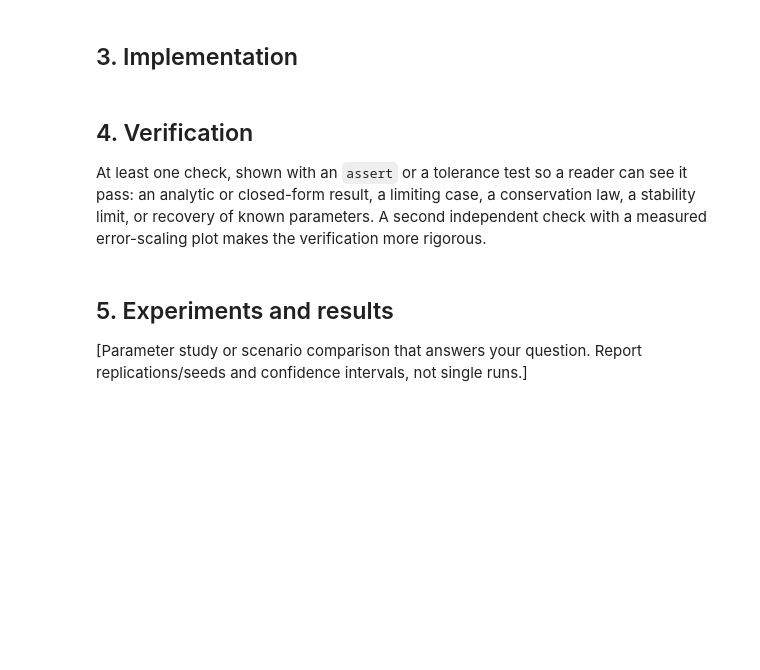
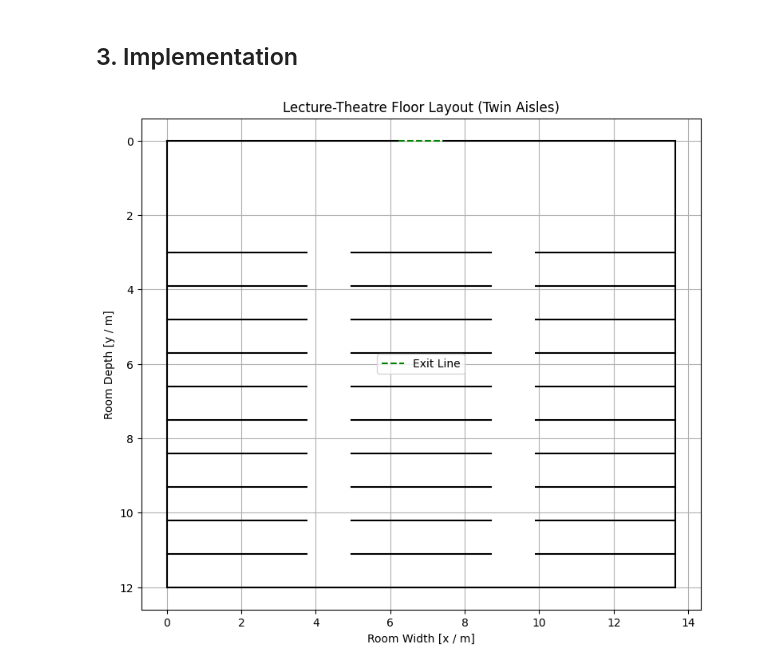
Before and after one commit to SahajiPerera/Faster-Is-Slower-Lecture-Theatre-Evacuation-Simulation, a Jupyter notebook: notebook/Faster-Is-Slower-Lecture-Theatre-Evacuation-Simulation.ipynb, the cells around one changed output. Drawn from its saved outputs; the diff is of its cells as text; code cells hidden in the pictures; blank space fills up the shorter version.

Commit message:
Add geometry, interaction forces and verification checks

```diff
--- a/notebook/Faster-Is-Slower-Lecture-Theatre-Evacuation-Simulation.ipynb
+++ b/notebook/Faster-Is-Slower-Lecture-Theatre-Evacuation-Simulation.ipynb
@@ -44,4 +144,0 @@ print(f"estimate = {est:.4f} ± {1.96*se:.4f} (95% CI)")
-# %% [markdown]
-## 4. Verification
-
-At least one check, shown with an `assert` or a tolerance test so a reader can see it pass: an analytic or closed-form result, a limiting case, a conservation law, a stability limit, or recovery of known parameters. A second independent check with a measured error-scaling plot makes the verification more rigorous.
@@ -64,4 +144,0 @@ plt.xlabel("N"); plt.ylabel("error"); plt.legend(); plt.title("Convergence check
-# %% [markdown]
-## 5. Experiments and results
-
-[Parameter study or scenario comparison that answers your question. Report replications/seeds and confidence intervals, not single runs.]
@@ -69,0 +194,20 @@ plt.xlabel("N"); plt.ylabel("error"); plt.legend(); plt.title("Convergence check
+# %%
+# 3.2 Floor Layout Visual Validation
+#  modified to add aspect ratio scaling
+import matplotlib.pyplot as plt
+
+walls, exit_line = build_room_geometry(PARAMS)
+fig = plt.figure(figsize=(10, 8))
+for w in walls:
+    plt.plot([w[0], w[2]], [w[1], w[3]], 'k-')
+plt.plot([exit_line[0], exit_line[2]], [exit_line[1], exit_line[3]], 'g--', label='Exit Line')
+plt.title("Lecture-Theatre Floor Layout (Twin Aisles)")
+plt.xlabel("Room Width [x / m]")
+plt.ylabel("Room Depth [y / m]")
+plt.gca().invert_yaxis()
+plt.gca().set_aspect('equal')
+plt.legend()
+plt.grid(True)
+plt.show()
+# %% [output]
+[figure, added]
```
Also changed, not shown: parts of 23 cells of this notebook, 2 other files.
